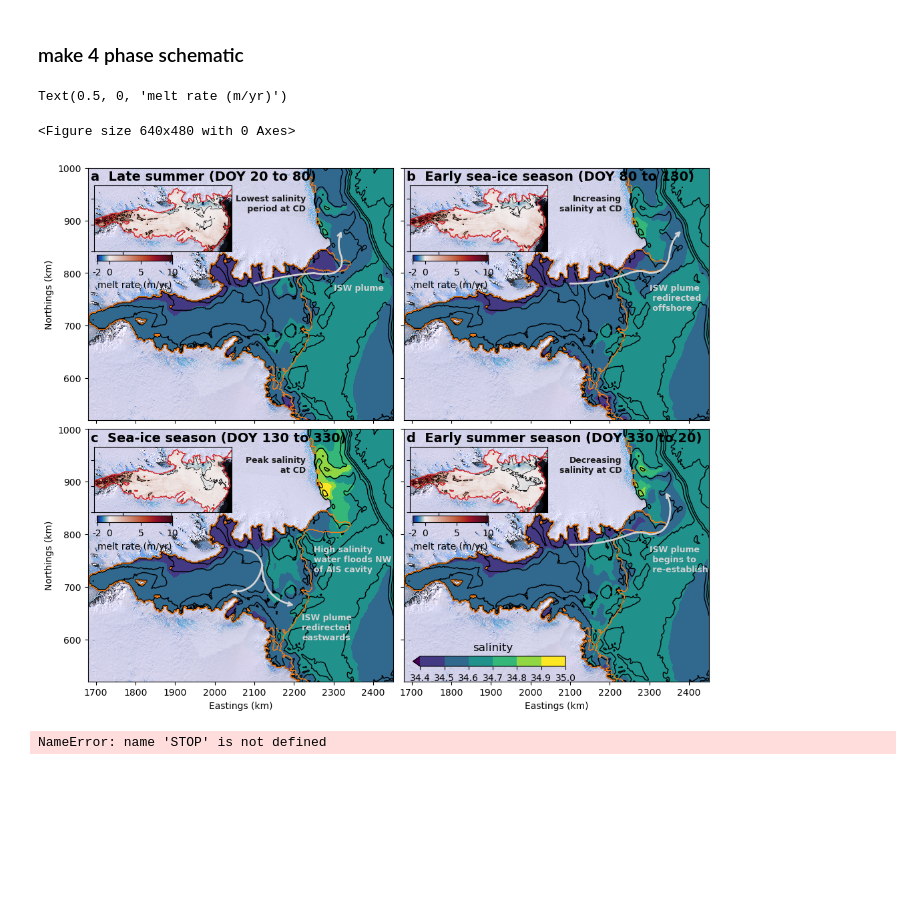
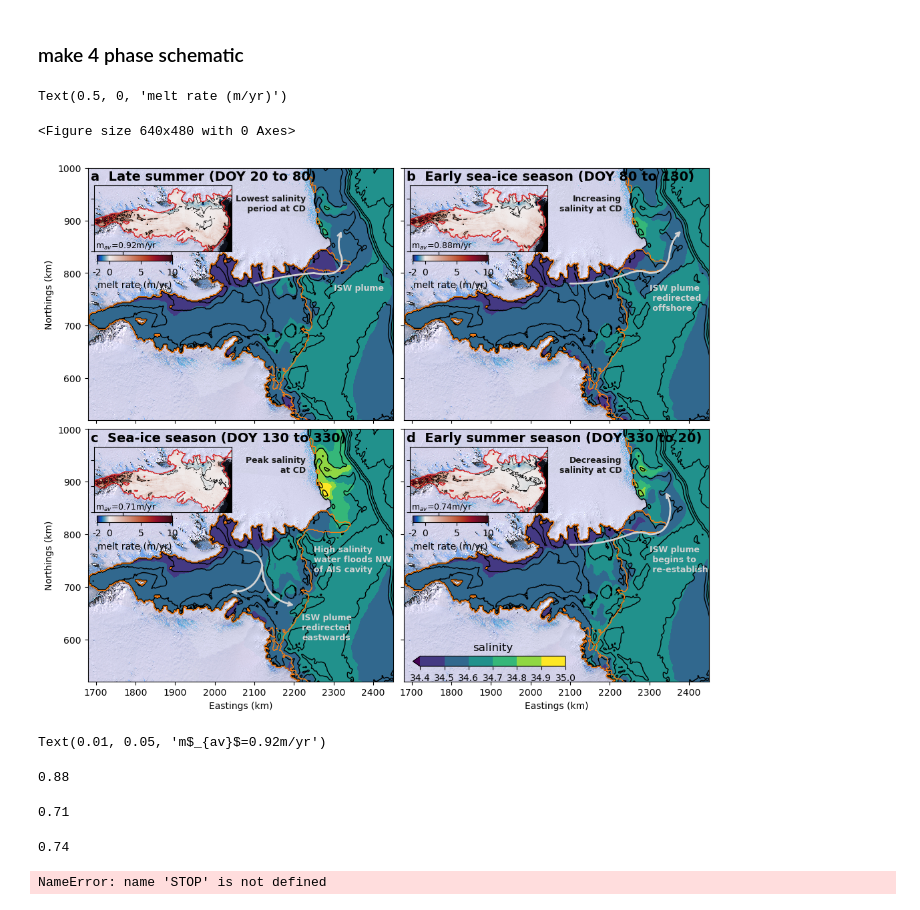
Before and after one commit to dgwyther/apom-analysis, a Jupyter notebook: notebooks/Figure-schematicDSWphases_Figure5.ipynb, the cells around one changed output. Saved outputs shown, nothing was run; the diff lists cells and outputs as text; code cells hidden in the pictures; blank space fills up the shorter version.

```diff
--- a/notebooks/Figure-schematicDSWphases_Figure5.ipynb
+++ b/notebooks/Figure-schematicDSWphases_Figure5.ipynb
@@ -552,7 +553,8 @@ co1 = ( ds.mask_rho*(ds.mask_ziceNaN)*ds.my_doy.sel(dayofyear=late_summer_period
                                                                                                          levels=np.arange(-4,6,2))
 # co2 = (-ds.zice*ds.mask_rho).plot.contour(ax=ax,x='x_rho',y='y_rho',levels=(0,250,500,750,1000,2000,3000),colors='k')
 co3 = ax.contour(ds.x_rho,ds.y_rho,ds.zice*ds.mask_rho,levels=(-1,0),colors='C3',linestyles='-',linewidths=1)
-
+m_av = (ds.mask_rho*(ds.mask_ziceNaN)*ds.mask_zice_roi.where(ds.mask_zice_roi,np.NaN)*ds.my_doy.sel(dayofyear=late_summer_period)).mean(dim='dayofyear').weighted(weights_area).mean(('xi_rho','eta_rho')).values.round(2)
+ax.text(.01,.05,(r'm$_{av}$='+str(m_av)+'m/yr'),fontsize=9, transform=ax.transAxes)
 ax.set_xlim((1.68e6,2.25e6))
 ax.set_ylim((.6e6,.85e6))
 # ax.set_ylabel('Northings (km)',fontsize=20)
@@ -649,7 +651,8 @@ co1 = ( ds.mask_rho*(ds.mask_ziceNaN)*ds.my_doy.sel(dayofyear=early_seaice_perio
                                                                                                          levels=np.arange(-4,6,2))
 # co2 = (-ds.zice*ds.mask_rho).plot.contour(ax=ax,x='x_rho',y='y_rho',levels=(0,250,500,750,1000,2000,3000),colors='k')
 co3 = ax.contour(ds.x_rho,ds.y_rho,ds.zice*ds.mask_rho,levels=(-1,0),colors='C3',linestyles='-',linewidths=1)
-
+m_av = (ds.mask_rho*(ds.mask_ziceNaN)*ds.mask_zice_roi.where(ds.mask_zice_roi,np.NaN)*ds.my_doy.sel(dayofyear=early_seaice_period)).mean(dim='dayofyear').weighted(weights_area).mean(('xi_rho','eta_rho')).values.round(2)
+ax.text(.01,.05,(r'm$_{av}$='+str(m_av)+'m/yr'),fontsize=9, transform=ax.transAxes)
 ax.set_xlim((1.68e6,2.25e6))
 ax.set_ylim((.6e6,.85e6))
 # ax.set_ylabel('Northings (km)',fontsize=20)
@@ -747,7 +750,8 @@ co1 = ( ds.mask_rho*(ds.mask_ziceNaN)*ds.my_doy.sel(dayofyear=seaice_period)).me
                                                                                                          levels=np.arange(-4,6,2))
 # co2 = (-ds.zice*ds.mask_rho).plot.contour(ax=ax,x='x_rho',y='y_rho',levels=(0,250,500,750,1000,2000,3000),colors='k')
 co3 = ax.contour(ds.x_rho,ds.y_rho,ds.zice*ds.mask_rho,levels=(-1,0),colors='C3',linestyles='-',linewidths=1)
-
+m_av = (ds.mask_rho*(ds.mask_ziceNaN)*ds.mask_zice_roi.where(ds.mask_zice_roi,np.NaN)*ds.my_doy.sel(dayofyear=seaice_period)).mean(dim='dayofyear').weighted(weights_area).mean(('xi_rho','eta_rho')).values.round(2)
+ax.text(.01,.05,(r'm$_{av}$='+str(m_av)+'m/yr'),fontsize=9, transform=ax.transAxes)
 ax.set_xlim((1.68e6,2.25e6))
 ax.set_ylim((.6e6,.85e6))
 # ax.set_ylabel('Northings (km)',fontsize=20)
@@ -860,39 +864,58 @@ co1 = (( xr.concat( [ds.mask_rho*(ds.mask_ziceNaN)*ds.my_doy.sel(dayofyear=early
 # co2 = (-ds.zice*ds.mask_rho).plot.contour(ax=ax,x='x_rho',y='y_rho',levels=(0,250,500,750,1000,2000,3000),colors='k')
 co3 = ax.contour(ds.x_rho,ds.y_rho,ds.zice*ds.mask_rho,levels=(-1,0),colors='C3',linestyles='-',linewidths=1)
 
+m_av = (xr.concat( [ds.mask_rho*(ds.mask_ziceNaN)*ds.mask_zice_roi.where(ds.mask_zice_roi,np.NaN)*ds.my_doy.sel(dayofyear=early_summer_period1),ds.mask_rho*(ds.mask_ziceNaN)*ds.mask_zice_roi.where(ds.mask_zice_roi,np.NaN)*ds.my_doy.sel(dayofyear=early_summer_period2)],dim='dayofyear')).mean(dim='dayofyear').weighted(weights_area).mean(('xi_rho','eta_rho')).values.round(2)
+ax.text(.01,.05,(r'm$_{av}$='+str(m_av)+'m/yr'),fontsize=9, transform=ax.transAxes)
 ax.set_xlim((1.68e6,2.25e6))
 ax.set_ylim((.6e6,.85e6))
 # ax.set_ylabel('Northings (km)',fontsize=20)
 # ax.set_xlabel('Eastings (km)',fontsize=20)
 ax.set_xlabel('')
 ax.set_ylabel('')
 # ax.grid()
 scale_ticks = 1e3
 ticks_x = mticker.FuncFormatter(lambda x, pos: '{0:g}'.format(x/scale_ticks))
 ax.xaxis.set_major_formatter(ticks_x)
 ticks_y = mticker.FuncFormatter(lambda x, pos: '{0:g}'.format(x/scale_ticks))
 ax.yaxis.set_major_formatter(ticks_y)
 ax.set_xticklabels([])
 ax.set_yticklabels([])
 ax.set_title('')
 cax = inset_axes(ax,
                 width="55%",  # width = 10% of parent_bbox width
                 height="10%",  # height : 50%
                 loc='lower left',
                 bbox_to_anchor=(.02,-0.15, 1, 1),
                 bbox_transform=ax.transAxes,
                 borderpad=0,
                 )
 cbar = fig.colorbar(im1, cax=cax, orientation='horizontal',ticks=[-2,0,5,10])
 cbar.ax.set_xscale('linear')
 tick_locations = [-2, 0, 5, 10]
 cbar.set_ticks(tick_locations)  # Force tick locations
 cbar.ax.set_xticklabels([-2,0,5,10])
 cbar.ax.set_xlabel(r'melt rate (m/yr)')#,fontsize=14)
 # %% [output]
 Text(0.5, 0, 'melt rate (m/yr)')
 <Figure size 640x480 with 0 Axes>
-[figure, old version]
+[figure, new version]
+# %%
+m_av = (ds.mask_rho*(ds.mask_ziceNaN)*ds.mask_zice_roi.where(ds.mask_zice_roi,np.NaN)*ds.my_doy.sel(dayofyear=late_summer_period)).mean(dim='dayofyear').weighted(weights_area).mean(('xi_rho','eta_rho')).values.round(2)
+ax.text(.01,.05,(r'm$_{av}$='+str(m_av)+'m/yr'),fontsize=9, transform=ax.transAxes)
+# %% [output]
+Text(0.01, 0.05, 'm$_{av}$=0.92m/yr')
+# %%
+m_av = (ds.mask_rho*(ds.mask_ziceNaN)*ds.mask_zice_roi.where(ds.mask_zice_roi,np.NaN)*ds.my_doy.sel(dayofyear=early_seaice_period)).mean(dim='dayofyear').weighted(weights_area).mean(('xi_rho','eta_rho')).values.round(2)
+# %% [output]
+0.88
+# %%
+m_av = (ds.mask_rho*(ds.mask_ziceNaN)*ds.mask_zice_roi.where(ds.mask_zice_roi,np.NaN)*ds.my_doy.sel(dayofyear=seaice_period)).mean(dim='dayofyear').weighted(weights_area).mean(('xi_rho','eta_rho')).values.round(2)
+# %% [output]
+0.71
+# %%
+m_av = (xr.concat( [ds.mask_rho*(ds.mask_ziceNaN)*ds.mask_zice_roi.where(ds.mask_zice_roi,np.NaN)*ds.my_doy.sel(dayofyear=early_summer_period1),ds.mask_rho*(ds.mask_ziceNaN)*ds.mask_zice_roi.where(ds.mask_zice_roi,np.NaN)*ds.my_doy.sel(dayofyear=early_summer_period2)],dim='dayofyear')).mean(dim='dayofyear').weighted(weights_area).mean(('xi_rho','eta_rho')).values.round(2)
+# %% [output]
+0.74
 # %%
 
 # plt.cla()
```
Also changed, not shown: parts of 2 cells of this notebook, 6 other files.
